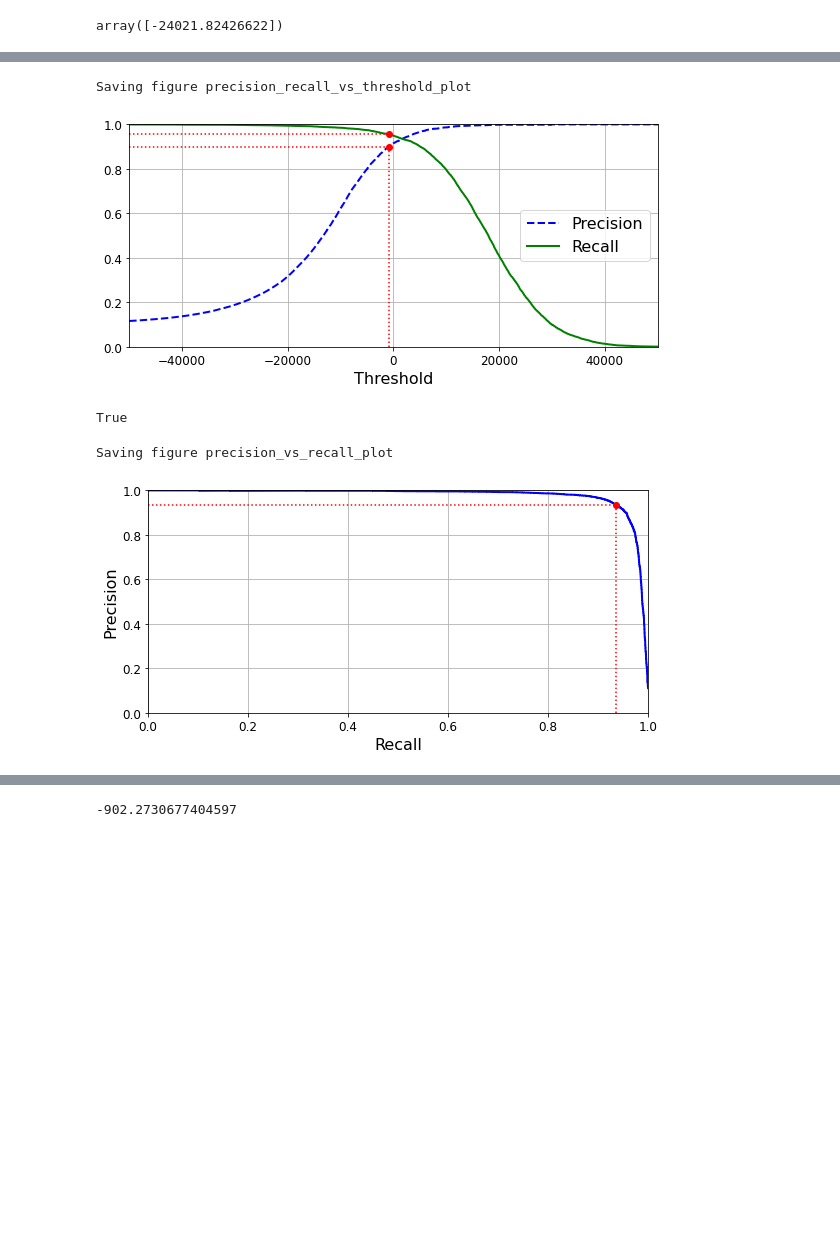
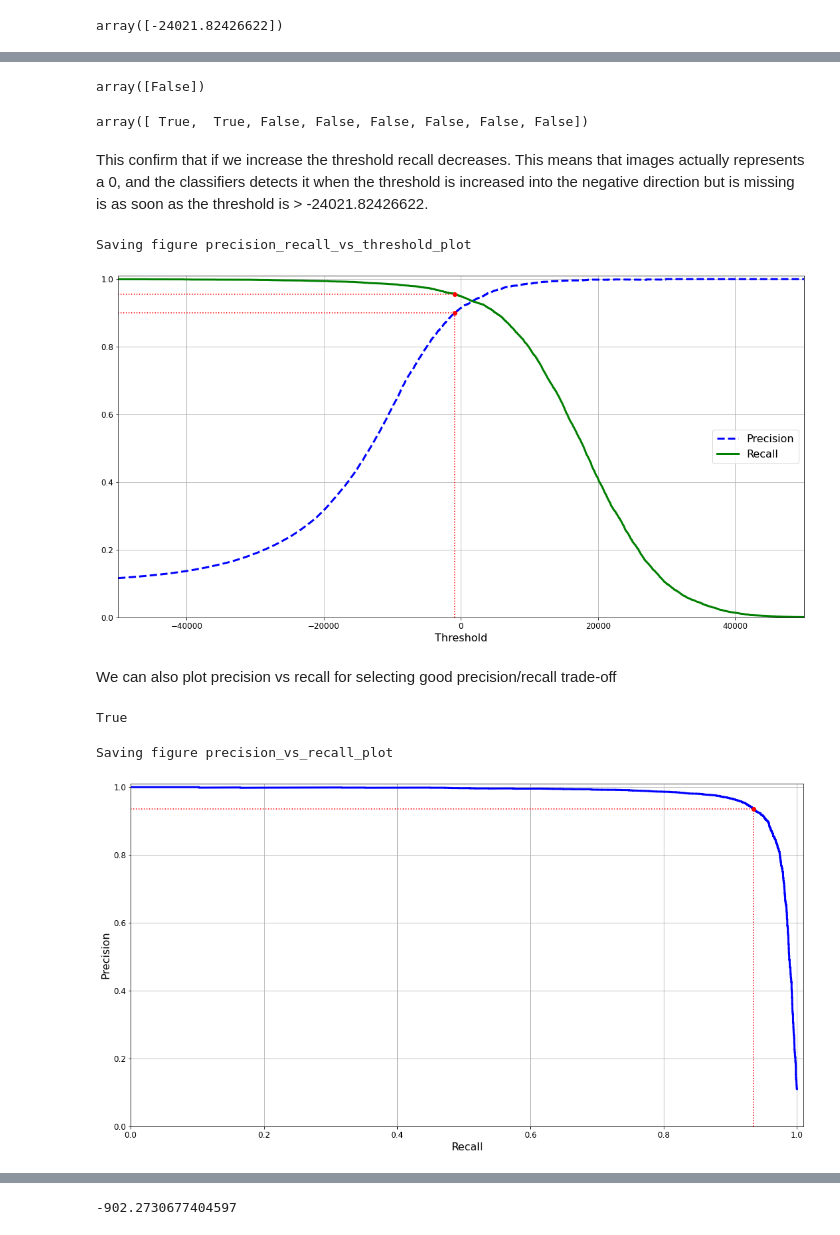
Before and after one commit to dhimantj/ML-Projects, a Jupyter notebook: CLASSIFICATION/CLASSIFICAITON - MNIST data.ipynb, the cells around one changed output, grey strips where cells are left out. Saved outputs shown, nothing was run; the diff lists cells and outputs as text; code cells hidden in the pictures; blank space fills up the shorter version.

```diff
--- a/CLASSIFICATION/CLASSIFICAITON - MNIST data.ipynb
+++ b/CLASSIFICATION/CLASSIFICAITON - MNIST data.ipynb
@@ -585,53 +598,82 @@ array([False])
+# %%
+# Precision = 0.9152156224572824
+# Recall    = 0.9495188249198041
+
+# y_score(value) = array([-24021.82426622])
+
+threshold = [0]
+y_some_digit_pred = (y_score > threshold)
+y_some_digit_pred
+# %% [output]
+array([False])
+# %%
+# Precision = 0.9152156224572824
+# Recall    = 0.9495188249198041
+
+threshold = [-30000, -25000, -20000, -10000, 0, 10000, 20000, 30000]
+y_some_digit_pred = (y_score > threshold)
+y_some_digit_pred
+# %% [output]
+array([ True,  True, False, False, False, False, False, False])
+# %% [markdown]
+This confirm that if we increase the threshold recall decreases. This means that images actually represents a 0, and the classifiers detects it when the threshold is increased into the negative direction but is missing is as soon as the threshold is > -24021.82426622.
 # %%
-y_score = cross_val_predict(m_sgd_clsi, X_train, y_train_0, cv = 6, method = 'decision_function')
+y_score = cross_val_predict(m_sgd_clsi,
+                            X_train,
+                            y_train_0,
+                            cv = 6,
+                            method = 'decision_function'
+                           )
 # %%
 from sklearn.metrics import precision_recall_curve
 
 precisions, recalls, thresholds = precision_recall_curve(y_train_0, y_score)
 # %%
 def plot_precision_recall_vs_threshold(precisions, recalls, thresholds):
-    plt.plot(thresholds, precisions[:-1], "b--", label="Precision", linewidth=2)
-    plt.plot(thresholds, recalls[:-1], "g-", label="Recall", linewidth=2)
-    plt.legend(loc="center right", fontsize=16) # Not shown in the book
-    plt.xlabel("Threshold", fontsize=16)        # Not shown
-    plt.grid(True)                              # Not shown
-    plt.axis([-50000, 50000, 0, 1])             # Not shown
+    plt.plot(thresholds, precisions[:-1], "b--", label="Precision", linewidth=3)
+    plt.plot(thresholds, recalls[:-1], "g-", label="Recall", linewidth=3)
+    plt.legend(loc="center right", fontsize=16)
+    plt.xlabel("Threshold", fontsize=16)
+    plt.grid(True)
+    plt.axis([-50000, 50000, 0, 1.01])
 
-# Precision = 0.9152156224572824
-# Recall    = 0.9495188249198041
+# Precision = 0.9152156224572824 = 0.92
+# Recall    = 0.9495188249198041 = 0.95
 
-recall_90_precision = recalls[np.argmax(precisions >= 0.9)]
-threshold_90_precision = thresholds[np.argmax(precisions >= 0.9)]
+recall_90_precision = recalls[np.argmax(precisions >= 0.90)]
+threshold_90_precision = thresholds[np.argmax(precisions >= 0.90)]
 
 
-plt.figure(figsize=(8, 4))                                                                  # Not shown
+plt.figure(figsize=(15, 8))
 plot_precision_recall_vs_threshold(precisions, recalls, thresholds)
-plt.plot([threshold_90_precision, threshold_90_precision], [0., 0.9], "r:")                 # Not shown
-plt.plot([-50000, threshold_90_precision], [0.9, 0.9], "r:")                                # Not shown
-plt.plot([-50000, threshold_90_precision], [recall_90_precision, recall_90_precision], "r:")# Not shown
-plt.plot([threshold_90_precision], [0.9], "ro")                                             # Not shown
-plt.plot([threshold_90_precision], [recall_90_precision], "ro")                             # Not shown
-save_fig("precision_recall_vs_threshold_plot")                                              # Not shown
+plt.plot([threshold_90_precision, threshold_90_precision], [0., 0.90], "r:")
+plt.plot([-50000, threshold_90_precision], [0.90, 0.90], "r:")
+plt.plot([-50000, threshold_90_precision], [recall_90_precision, recall_90_precision], "r:")
+plt.plot([threshold_90_precision], [0.90], "ro")
+plt.plot([threshold_90_precision], [recall_90_precision], "ro")
+save_fig("precision_recall_vs_threshold_plot")
 plt.show()
 # %% [output]
 Saving figure precision_recall_vs_threshold_plot
-[figure, old version]
+[figure, new version]
+# %% [markdown]
+We can also plot precision vs recall for selecting good precision/recall trade-off
 # %%
 (y_train_pred == (y_score > 0)).all()
 # %% [output]
 True
 # %%
 def plot_precision_vs_recall(precisions, recalls):
-    plt.plot(recalls, precisions, "b-", linewidth=2)
+    plt.plot(recalls, precisions, "b-", linewidth=3)
     plt.xlabel("Recall", fontsize=16)
     plt.ylabel("Precision", fontsize=16)
-    plt.axis([0, 1, 0, 1])
+    plt.axis([0, 1.01, 0, 1.01])
     plt.grid(True)
 
 # Precision = 0.9152156224572824
 # Recall    = 0.9495188249198041
 
-plt.figure(figsize=(8, 4))
+plt.figure(figsize=(15, 8))
 plot_precision_vs_recall(precisions, recalls)
 plt.plot([0.935, 0.935], [0., 0.935], "r:")
 plt.plot([0.0, 0.935], [0.935, 0.935], "r:")
@@ -640,4 +682,4 @@ save_fig("precision_vs_recall_plot")
 plt.show()
 # %% [output]
 Saving figure precision_vs_recall_plot
-[figure, old version]
+[figure, new version]
```
Also changed, not shown: parts of 59 cells of this notebook, 6 other files.
